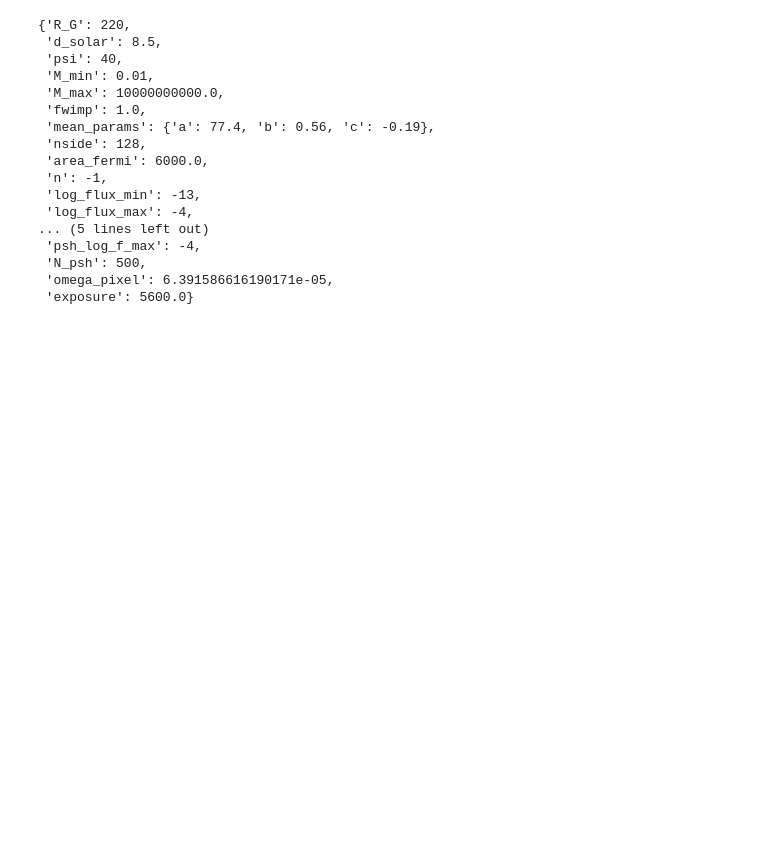
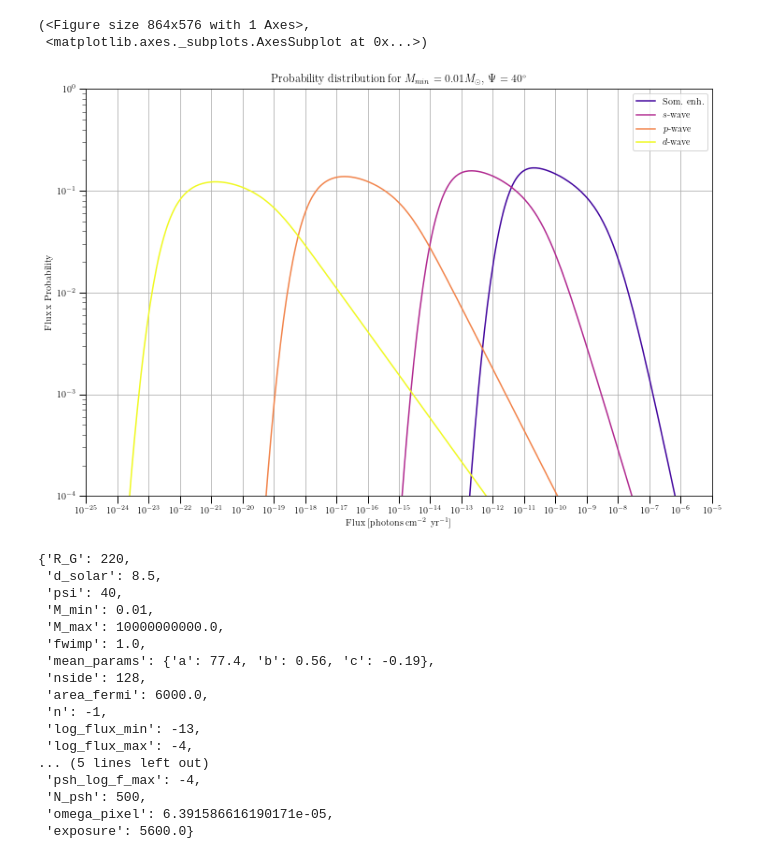
Before and after one commit to runburg/dm_gal_substructure, a Jupyter notebook: n-1_sommerfeld.ipynb, the cells around one changed output. Cells and saved outputs as stored; diff of their text form; code cells hidden in the pictures; blank space fills up the shorter version.

```diff
--- a/n-1_sommerfeld.ipynb
+++ b/n-1_sommerfeld.ipynb
@@ -23,3 +21,9 @@ display(HTML("<style>.container { width:100% !important; }</style>"))
+# %%
+plots.p1_plot({})
+# %% [output]
+(<Figure size 864x576 with 1 Axes>,
+ <matplotlib.axes._subplots.AxesSubplot at 0x...>)
+[figure, added]
 # %%
 # plots.p1_slope_plot({})
 # %%
```
Also changed, not shown: parts of 1 cell of this notebook, 8 other files.
